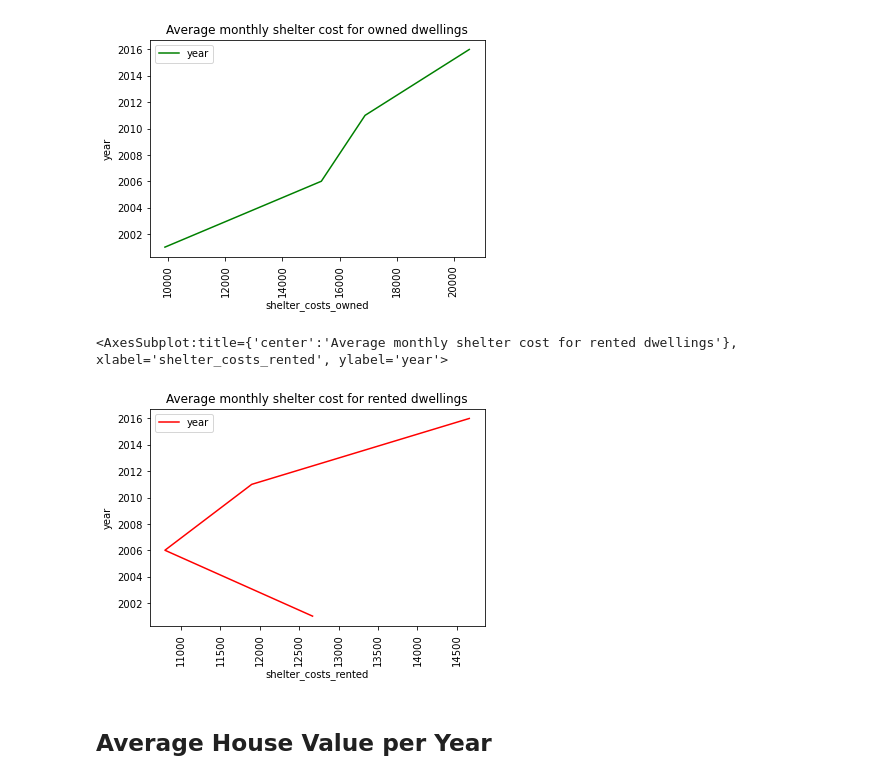
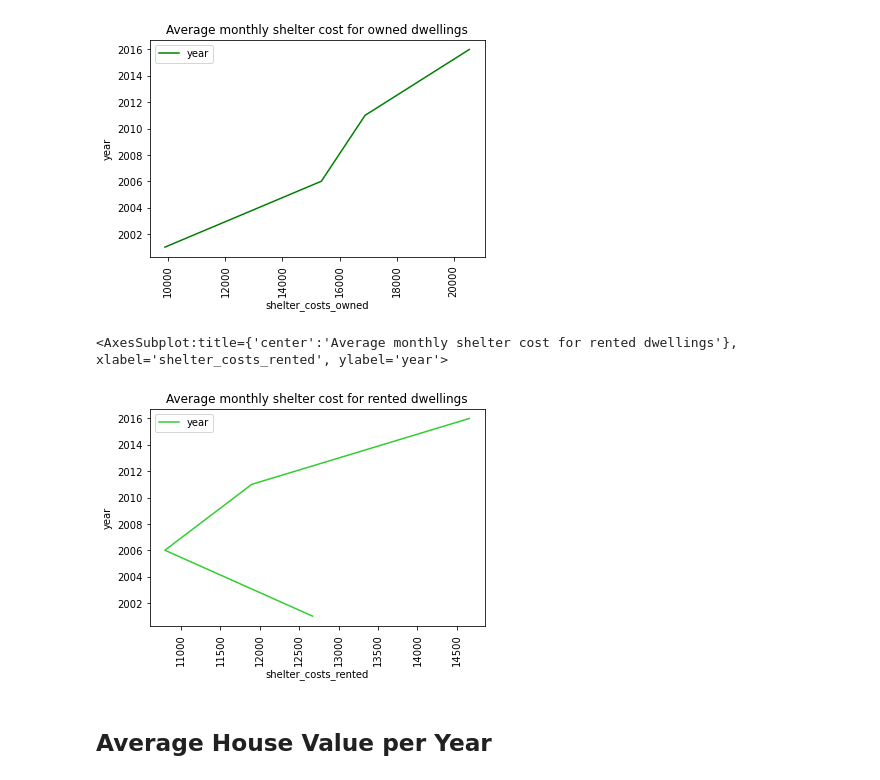
Before and after one commit to Jovan671/Assignment_06_pyviz, a Jupyter notebook: Analysis.ipynb, the cells around one changed output. Cells and saved outputs as stored; diff of their text form; code cells hidden in the pictures.

```diff
--- a/Analysis.ipynb
+++ b/Analysis.ipynb
@@ -147,11 +147,11 @@ to_data = pd.DataFrame(
 # %%
 # set plot on x and y axis
 
 to_data.plot.line(x = 'shelter_costs_rented', y = 'year', xlabel = 'shelter_costs_rented', ylabel = 'year', rot= 90,
-             title = 'Average monthly shelter cost for rented dwellings', color = 'red',)
+             title = 'Average monthly shelter cost for rented dwellings', color = 'limegreen',)
 # %% [output]
 <AxesSubplot:title={'center':'Average monthly shelter cost for rented dwellings'}, xlabel='shelter_costs_rented', ylabel='year'>
-[figure, old version]
+[figure, new version]
 # %% [markdown]
 ## Average House Value per Year
 # %%
```
Also changed, not shown: parts of 4 cells of this notebook.
